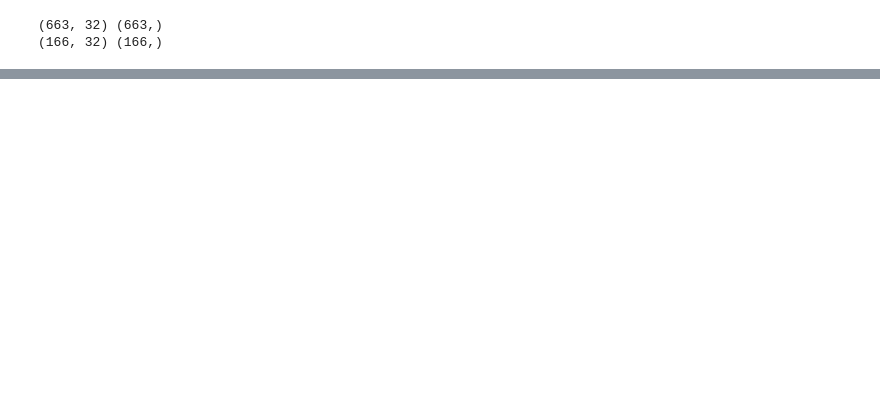
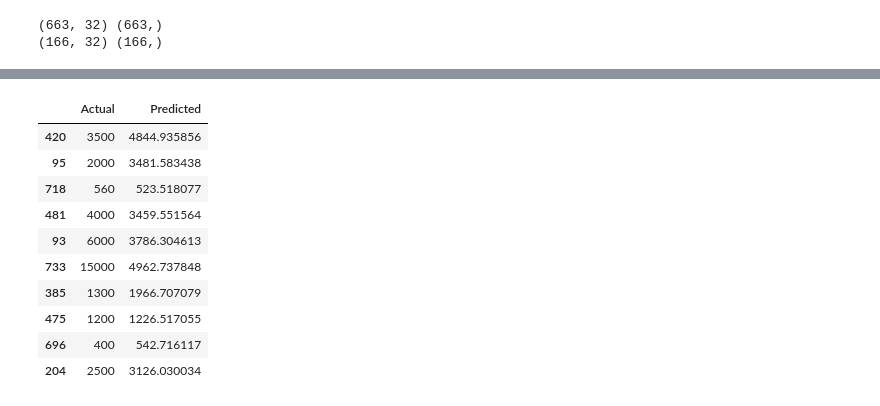
Before and after one commit to EiPhyuSinn/Data_science_end_to_end, a Jupyter notebook: model_training/training.ipynb, the cells around one changed output, grey strips where cells are left out. Saved outputs shown, nothing was run; the diff lists cells and outputs as text; code cells hidden in the pictures; blank space fills up the shorter version.

```diff
--- a/model_training/training.ipynb
+++ b/model_training/training.ipynb
@@ -82,0 +122,21 @@ models =
+# %%
+ridge_model = Ridge()
+ridge_model.fit(x_train,y_train)
+y_pred = ridge_model.predict(x_test)
+ridge_results = pd.DataFrame({
+    'Actual': y_test,
+    'Predicted': y_pred
+})
+ridge_results.head(10)
+# %% [output]
+|  | Actual | Predicted |
+| 420 | 3500 | 4844.935856 |
+| 95 | 2000 | 3481.583438 |
+| 718 | 560 | 523.518077 |
+| 481 | 4000 | 3459.551564 |
+| 93 | 6000 | 3786.304613 |
+| 733 | 15000 | 4962.737848 |
+| 385 | 1300 | 1966.707079 |
+| 475 | 1200 | 1226.517055 |
+| 696 | 400 | 542.716117 |
+| 204 | 2500 | 3126.030034 |
```
Also changed, not shown: parts of 15 cells of this notebook, 2 other files.
